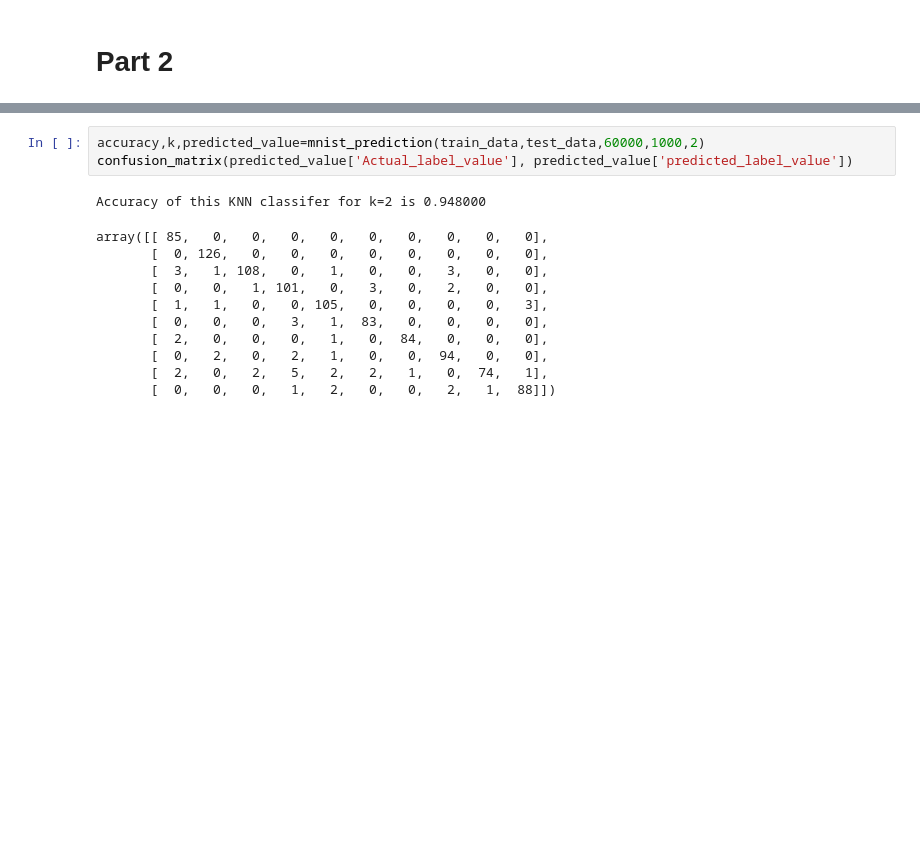
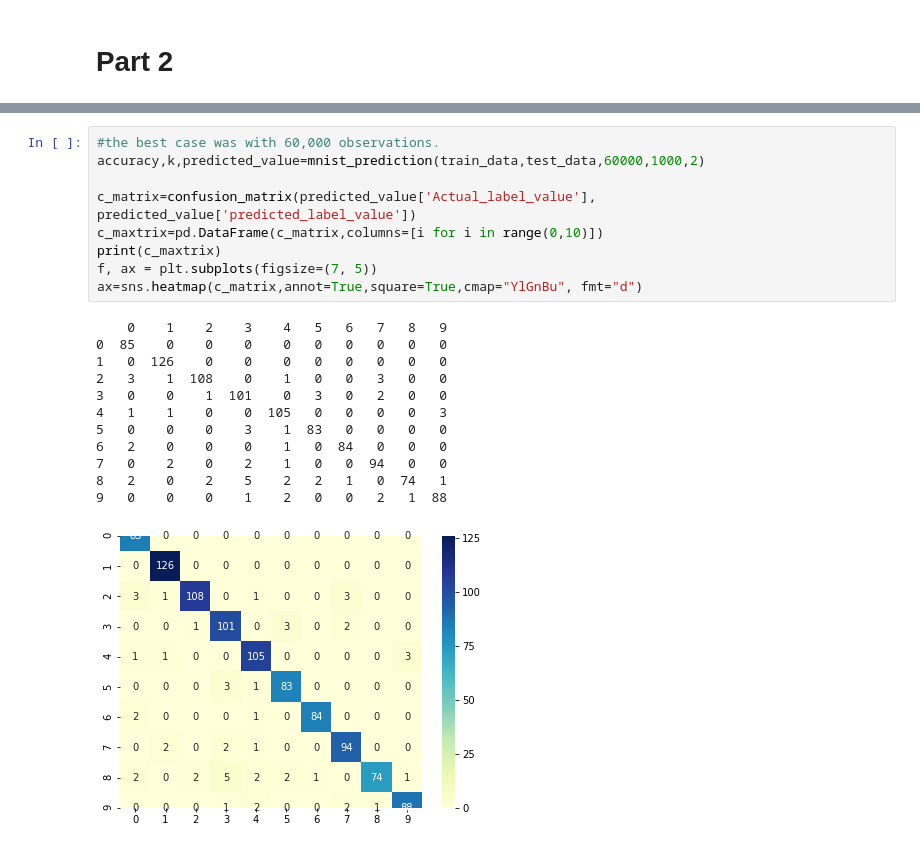
Before and after one commit to patelrajb6/KNN_classifer_implemented, a Jupyter notebook: rpate375-KNN.ipynb, the cells around one changed output, grey strips where cells are left out. Cells and saved outputs as stored; diff of their text form; blank space fills up the shorter version.

```diff
--- a/rpate375-KNN.ipynb
+++ b/rpate375-KNN.ipynb
@@ -248,15 +253,22 @@ Wall time: 1min 36s
-# %%
-accuracy,k,predicted_value=mnist_prediction(train_data,test_data,60000,1000,2)
-confusion_matrix(predicted_value['Actual_label_value'], predicted_value['predicted_label_value'])
-# %% [output]
-Accuracy of this KNN classifer for k=2 is 0.948000
-array([[ 85,   0,   0,   0,   0,   0,   0,   0,   0,   0],
-       [  0, 126,   0,   0,   0,   0,   0,   0,   0,   0],
-       [  3,   1, 108,   0,   1,   0,   0,   3,   0,   0],
-       [  0,   0,   1, 101,   0,   3,   0,   2,   0,   0],
-       [  1,   1,   0,   0, 105,   0,   0,   0,   0,   3],
-       [  0,   0,   0,   3,   1,  83,   0,   0,   0,   0],
-       [  2,   0,   0,   0,   1,   0,  84,   0,   0,   0],
-       [  0,   2,   0,   2,   1,   0,   0,  94,   0,   0],
-       [  2,   0,   2,   5,   2,   2,   1,   0,  74,   1],
-       [  0,   0,   0,   1,   2,   0,   0,   2,   1,  88]])
+# %%
+#the best case was with 60,000 observations.
+accuracy,k,predicted_value=mnist_prediction(train_data,test_data,60000,1000,2)
+
+c_matrix=confusion_matrix(predicted_value['Actual_label_value'], predicted_value['predicted_label_value'])
+c_maxtrix=pd.DataFrame(c_matrix,columns=[i for i in range(0,10)])
+print(c_maxtrix)
+f, ax = plt.subplots(figsize=(7, 5))
+ax=sns.heatmap(c_matrix,annot=True,square=True,cmap="YlGnBu", fmt="d")
+# %% [output]
+    0    1    2    3    4   5   6   7   8   9
+0  85    0    0    0    0   0   0   0   0   0
+1   0  126    0    0    0   0   0   0   0   0
+2   3    1  108    0    1   0   0   3   0   0
+3   0    0    1  101    0   3   0   2   0   0
+4   1    1    0    0  105   0   0   0   0   3
+5   0    0    0    3    1  83   0   0   0   0
+6   2    0    0    0    1   0  84   0   0   0
+7   0    2    0    2    1   0   0  94   0   0
+8   2    0    2    5    2   2   1   0  74   1
+9   0    0    0    1    2   0   0   2   1  88
+[figure, added]
```
Also changed, not shown: parts of 11 cells of this notebook.
